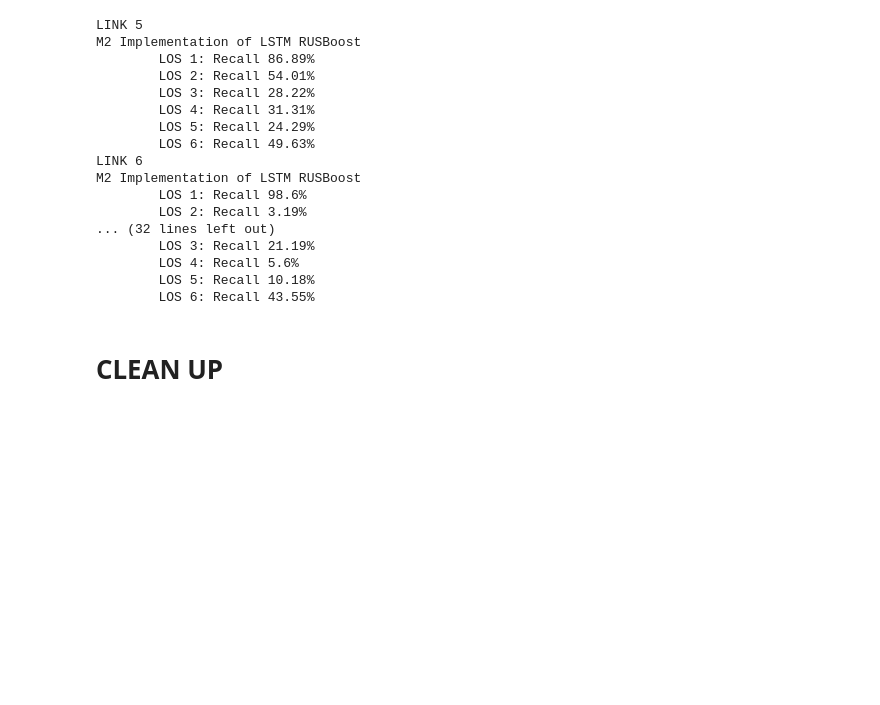
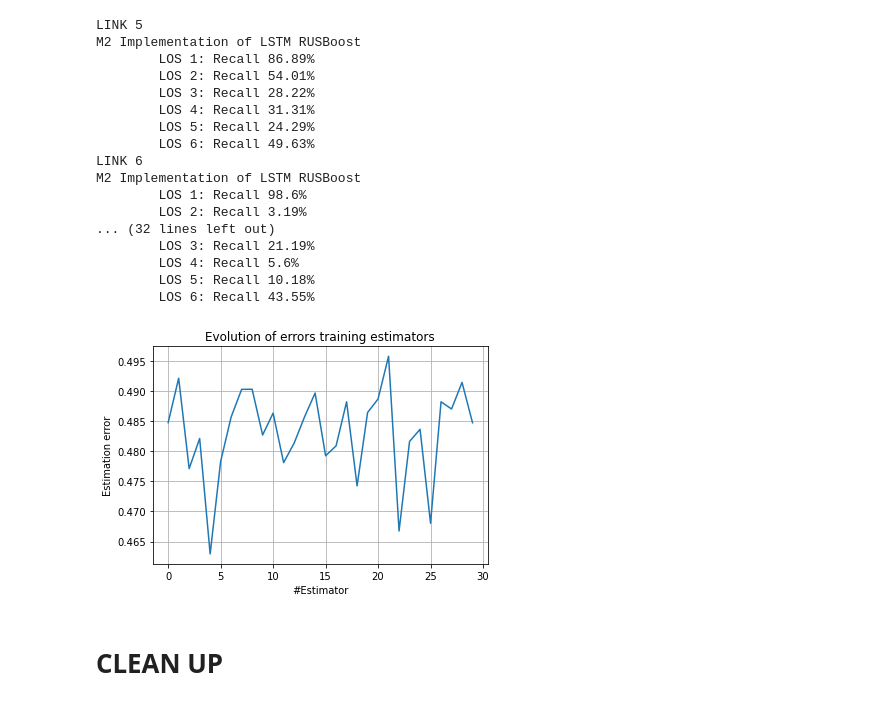
Before and after one commit to 4datascience/Traffic, a Jupyter notebook: Feature_engineering.ipynb, the cells around one changed output. Drawn from its saved outputs; the diff is of its cells as text; code cells hidden in the pictures; blank space fills up the shorter version.

```diff
--- a/Feature_engineering.ipynb
+++ b/Feature_engineering.ipynb
@@ -2304,7 +2297,7 @@ for LINK in range(5,11):
 
         model.add(keras.layers.LSTM(
                 input_shape=(int(INPUT_MINUTES_BEFORE/5)+1, num_features),
-                units=highestPowerof2(num_features+1),
+                units=6,
                 return_sequences=True))
         model.add(keras.layers.Dropout(0.2))
 
@@ -2395,7 +2388,7 @@ for LINK in range(5,11):
 
         model.add(keras.layers.LSTM(
                 input_shape=(int(INPUT_MINUTES_BEFORE/5)+1, num_features),
-                units=highestPowerof2(num_features+1),
+                units=6,
                 return_sequences=True))
         model.add(keras.layers.Dropout(0.2))
 
@@ -2650,6 +2643,19 @@ M2 Implementation of LSTM RUSBoost
         LOS 4: Recall 5.6%
         LOS 5: Recall 10.18%
         LOS 6: Recall 43.55%
+# %%
+LINK=5
+filename = f'{ROOT}/models/LSTM-RUSBoost_{PREDICTED_MINUTES_AHEAD}m_horizon_{INPUT_MINUTES_BEFORE}m_M2_nofeat_link{LINK}.joblib'
+#model = joblib.load(filename)
+fig, ax = plt.subplots()
+ax.plot(np.arange(model.n_lstm), model.estimator_errors_)
+
+ax.set(xlabel='#Estimator', ylabel='Estimation error',
+       title='Evolution of errors training estimators')
+ax.grid()
+plt.show()
+# %% [output]
+[figure, added]
 # %% [markdown]
 # **CLEAN UP**
 # %%
```
Also changed, not shown: parts of 5 cells of this notebook, 2 other files.
